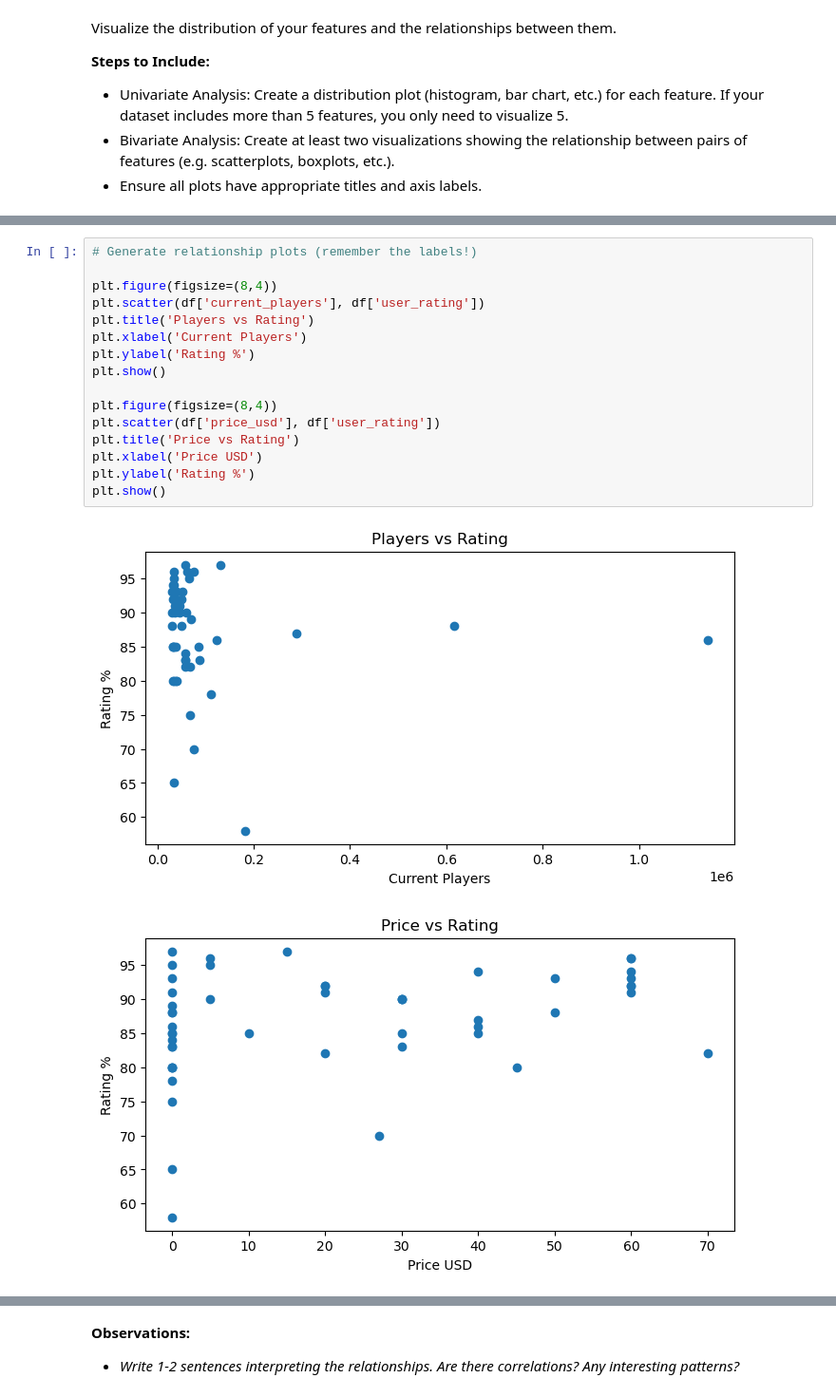
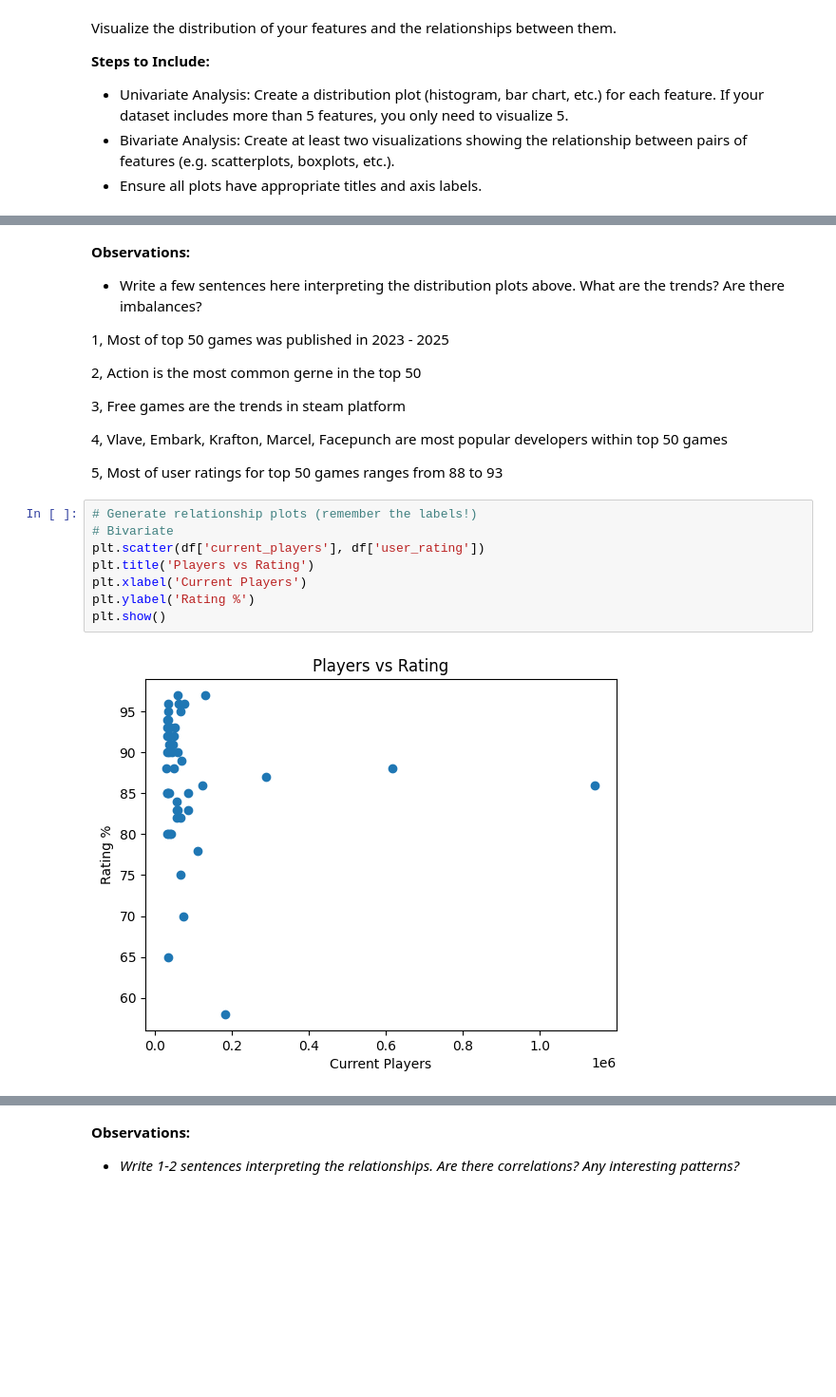
Before and after one commit to thanhvu911/machine-learning, a Jupyter notebook: Project 1 Instructions.ipynb, the cells around one changed output, grey strips where cells are left out. Shown at 95% size. Saved outputs shown, nothing was run; the diff lists cells and outputs as text; blank space fills up the shorter version.

```diff
--- a/Project 1 Instructions.ipynb
+++ b/Project 1 Instructions.ipynb
@@ -275,19 +271,23 @@ plt.show()
+# %% [markdown]
+**Observations:**
+* Write a few sentences here interpreting the distribution plots above. What are the trends? Are there imbalances?
+
+1, Most of top 50 games was published in 2023 - 2025
+
+2, Action is the most common gerne in the top 50
+
+3, Free games are the trends in steam platform
+
+4, Vlave, Embark, Krafton, Marcel, Facepunch are most popular developers within top 50 games
+
+5, Most of user ratings for top 50 games ranges from 88 to 93
 # %%
 # Generate relationship plots (remember the labels!)
-
-plt.figure(figsize=(8,4))
+# Bivariate
 plt.scatter(df['current_players'], df['user_rating'])
 plt.title('Players vs Rating')
 plt.xlabel('Current Players')
 plt.ylabel('Rating %')
 plt.show()
-
-plt.figure(figsize=(8,4))
-plt.scatter(df['price_usd'], df['user_rating'])
-plt.title('Price vs Rating')
-plt.xlabel('Price USD')
-plt.ylabel('Rating %')
-plt.show()
 # %% [output]
-[figure, old version]
+[figure, new version]
-[figure, removed]
```
Also changed, not shown: parts of 15 cells of this notebook.
